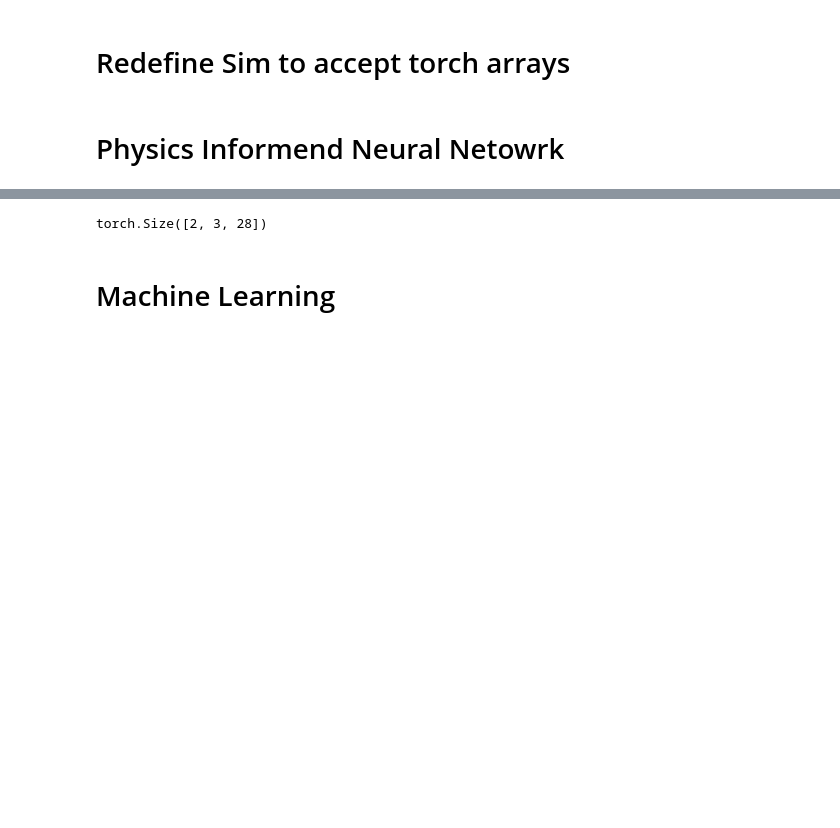
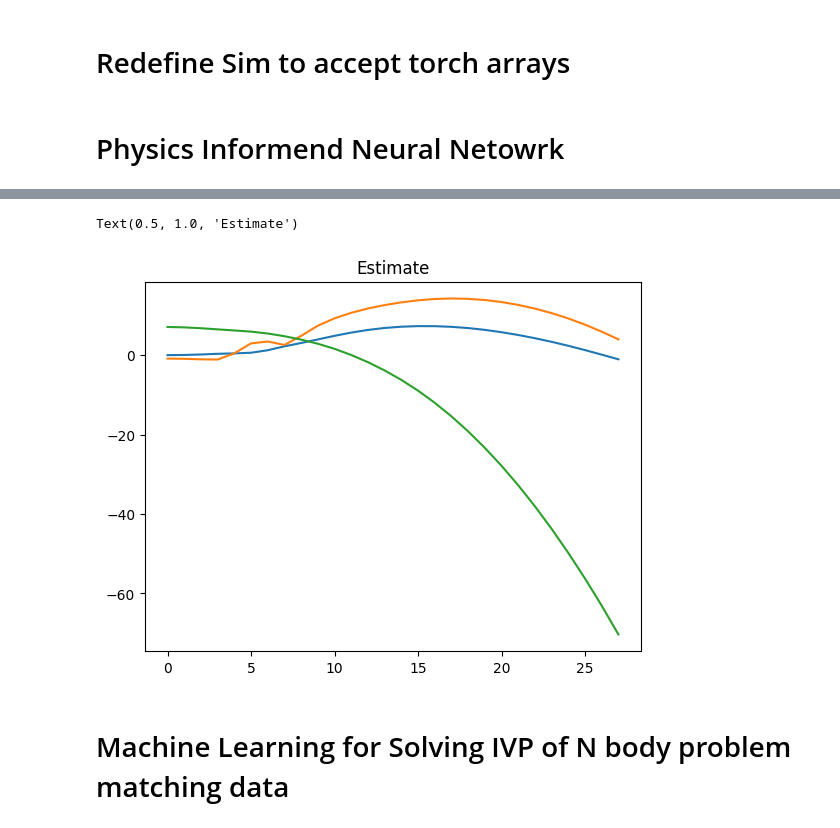
Before and after one commit to Excaliabure/FinancialGamble, a Jupyter notebook: Forex/oanda/solution8.ipynb, the cells around one changed output, grey strips where cells are left out. Saved outputs shown, nothing was run; the diff lists cells and outputs as text; code cells hidden in the pictures; blank space fills up the shorter version.

Commit message:
Stuff
idk

```diff
--- a/Forex/oanda/solution8.ipynb
+++ b/Forex/oanda/solution8.ipynb
@@ -447,8 +553,34 @@ Epoch 0, Loss: 2679.403564
 # %%
-pos_sol.shape
+
+
+x = torch.zeros(3*7, dtype=torch.float32)
+
+# Center body: fixed at origin, mass = 10
+x[0] = 10.0  # mass
+x[1:4] = 0.0  # pos
+x[4:7] = 0.0  # vel
+
+# Moving bodies: random initial guess
+for i in range(1, 3):
+    idx = i*7
+    x[idx] = 1.0  # mass = 1
+    x[idx+1:idx+4] = torch.randn(3) * 5.0  # random pos
+    x[idx+4:idx+7] = torch.randn(3) * 0.1  # small random vel
+
+# Reference distances (fake for demo, replace with actual if available)
+
+
+posititons_stuff, vel_stuff, _distances, accelerations_stuff = nn_odeint(x, nn_model, t_span, dt)
+
+# Reference distances (fake for demo, replace with actual if available)
+# pos_actual, reference_distances, masses = sim_torch(x.detach(), t_span, dt)
+
+plt.plot(posititons_stuff[:,2].detach().numpy().T)
+plt.title("Estimate")
 # %% [output]
-torch.Size([2, 3, 28])
+Text(0.5, 1.0, 'Estimate')
+[figure, added]
 # %% [markdown]
-# Machine Learning
+# Machine Learning for Solving IVP of N body problem matching data
 # %%
 # Example: 2 bodies (A,B) + Center
```
Also changed, not shown: parts of 11 cells of this notebook, 2 other files.
